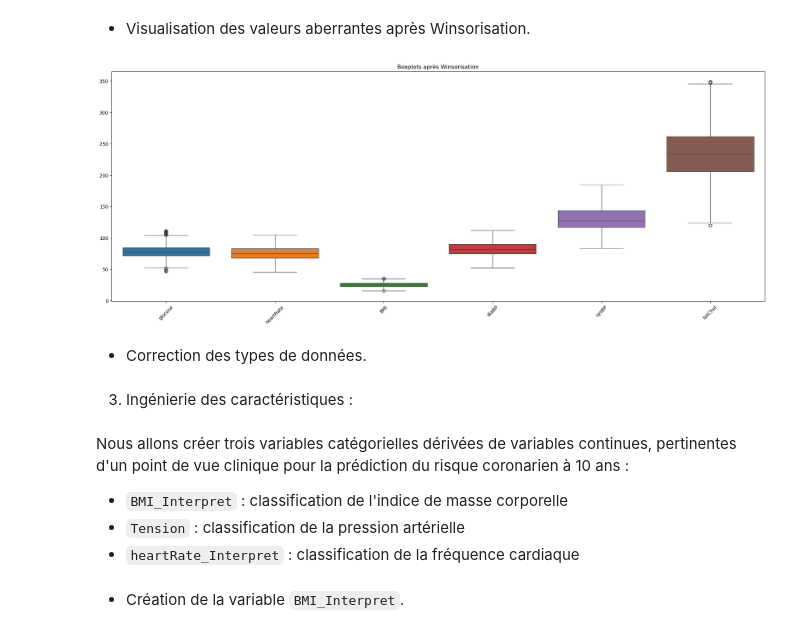
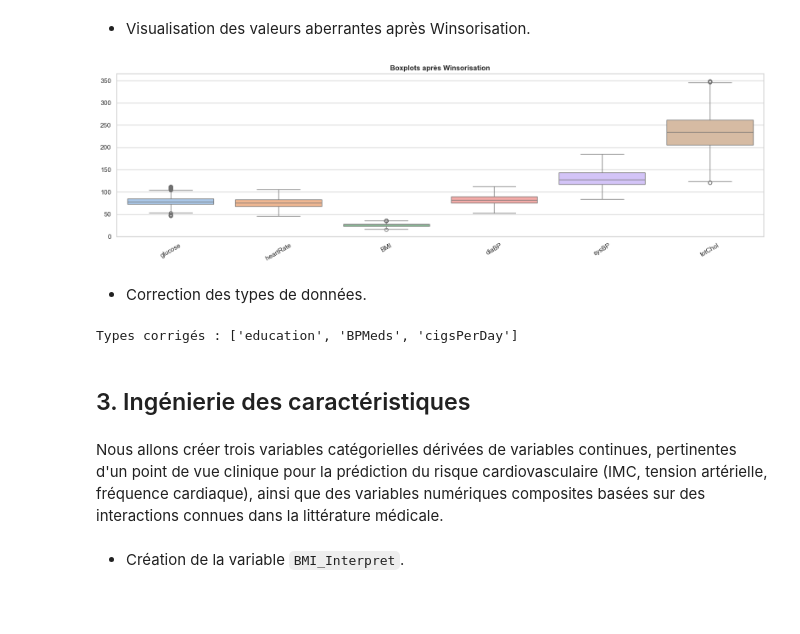
Before and after one commit to daril-dielh/Maladie-Coronarienne-10-ans, a Jupyter notebook: noteboooks/01_exploration_nettoyage.ipynb, the cells around one changed output. Saved outputs shown, nothing was run; the diff lists cells and outputs as text; code cells hidden in the pictures; blank space fills up the shorter version.

```diff
--- a/noteboooks/01_exploration_nettoyage.ipynb
+++ b/noteboooks/01_exploration_nettoyage.ipynb
@@ -9,6 +11,9 @@ import matplotlib.pyplot as plt
 import seaborn as sns
 import warnings
 warnings.filterwarnings("ignore")
+
+sns.set_theme(style="whitegrid")
+plt.rcParams["figure.dpi"] = 100
 # %% [markdown]
 * Chargement du dataset avec Pandas.
 # %%
@@ -185,28 +233,30 @@ Nombre de doublons : 0
 # %% [markdown]
 * Visualisation des valeurs aberrantes après Winsorisation.
 # %%
-plt.figure(figsize=(20, 8))
-sns.boxplot(data=df[colonnes_winso])
-plt.title("Boxplots après Winsorisation")
-plt.xticks(rotation=45)
+plt.figure(figsize=(16, 5))
+sns.boxplot(data=df[colonnes_winso], palette="pastel")
+plt.title("Boxplots après Winsorisation", fontweight="bold")
+plt.xticks(rotation=30)
 plt.tight_layout()
 plt.show()
 # %% [output]
-[figure, old version]
+[figure, new version]
 # %% [markdown]
 * Correction des types de données.
 # %%
 df["education"]  = df["education"].astype("int")
 df["BPMeds"]     = df["BPMeds"].astype("int")
 df["cigsPerDay"] = df["cigsPerDay"].astype("int")
+print("Types corrigés :", ["education", "BPMeds", "cigsPerDay"])
+# %% [output]
+Types corrigés : ['education', 'BPMeds', 'cigsPerDay']
 # %% [markdown]
-3. Ingénierie des caractéristiques :
+## 3. Ingénierie des caractéristiques
 # %% [markdown]
-Nous allons créer trois variables catégorielles dérivées de variables continues, pertinentes d'un point de vue clinique pour la prédiction du risque coronarien à 10 ans :
-
-- `BMI_Interpret` : classification de l'indice de masse corporelle
-- `Tension` : classification de la pression artérielle
-- `heartRate_Interpret` : classification de la fréquence cardiaque
+Nous allons créer trois variables catégorielles dérivées de variables continues,
+pertinentes d'un point de vue clinique pour la prédiction du risque cardiovasculaire
+(IMC, tension artérielle, fréquence cardiaque), ainsi que des variables numériques
+composites basées sur des interactions connues dans la littérature médicale.
 # %% [markdown]
 * Création de la variable `BMI_Interpret`.
 # %%
```
Also changed, not shown: parts of 29 cells of this notebook, 12 other files.
